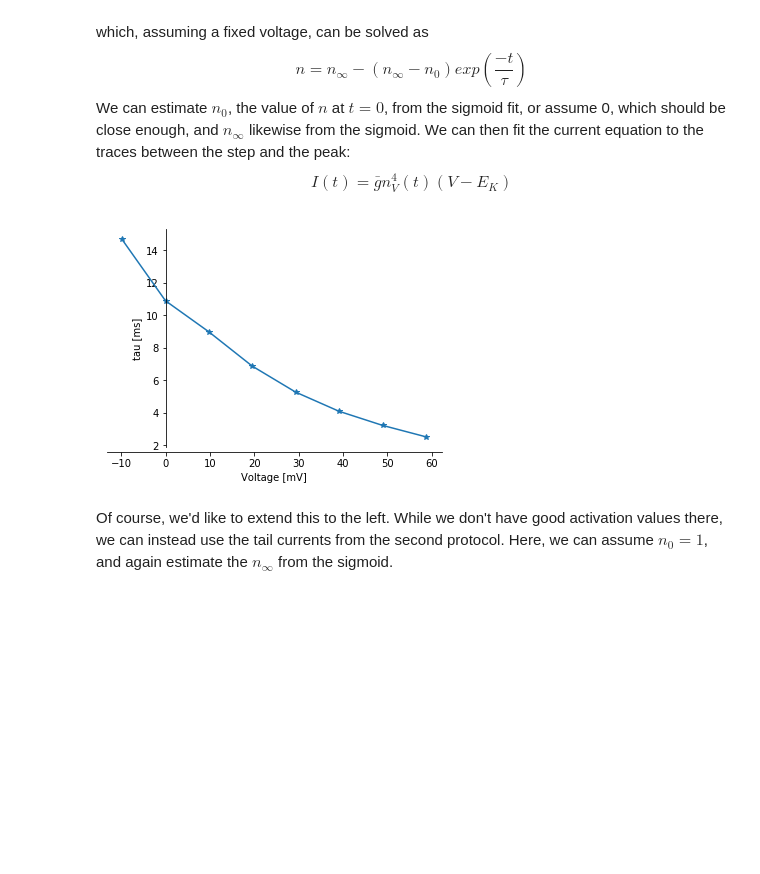
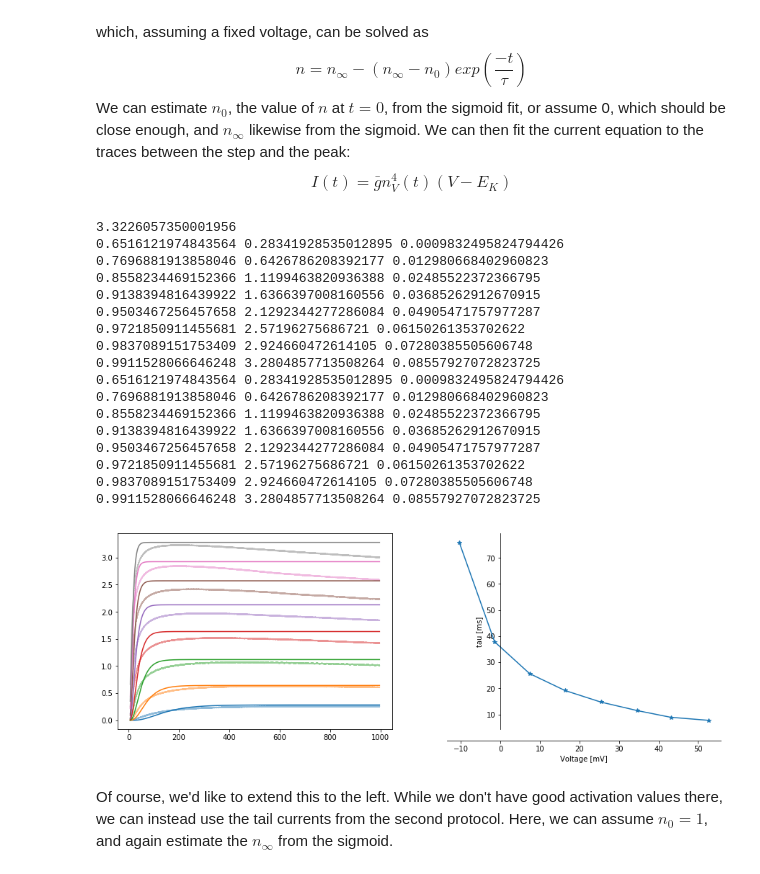
Before and after one commit to kernfel/mostips-analysis, a Jupyter notebook: Kv2.1 exploratory analysis 2.ipynb, the cells around one changed output. Cells and saved outputs as stored; diff of their text form; code cells hidden in the pictures; blank space fills up the shorter version.

```diff
--- a/Kv2.1 exploratory analysis 2.ipynb
+++ b/Kv2.1 exploratory analysis 2.ipynb
@@ -95,11 +95,12 @@ fit_tails(rec2, rec2_limits[0], rec2_limits[1], baseline = [np.median(I[40000:44
 fig = plt.figure(figsize=(15, 5))
 
 plt.subplot(1,2,1)
-plot_tail_fit(rec2, params, rec2.tail_cut, 10000, tres, range(0, len(rec2.tails), 2))
+plot_tail_fit_exp2(rec2, params, rec2.tail_cut, 10000, tres, range(0, len(rec2.tails), 2))
 
 plt.subplot(1,2,2)
-plot_tail_fit(rec2, params, 4000, 6000, tres, range(0, len(rec2.tails), 2))
+plot_tail_fit_exp2(rec2, params, 4000, 6000, tres, range(0, len(rec2.tails), 1))
+plt.ylim(-2,0.5+max(rec2.tails[-1]))
 
 fig.suptitle('Tail current fits')
-fig.savefig(savebase + '.tail_fits.png')
+#fig.savefig(savebase + '.tail_fits.png')
 # %% [output]
@@ -122,0 +132,17 @@ plt.savefig(savebase + '.tail_IV.png')
+# %%
+fig, ax = plt.subplots()
+IVplot(tail_t0, rec2.tail_voltages, ax)
+
+tail_plot_V = np.array([-90,60])
+#ax.plot(tail_plot_V, params['I_K'](tail_plot_V))
+
+median_voltages = [np.median(V[rec_limits[0]:rec_limits[1]]) for V in rec.voltage]
+peak_currents = [np.max(I[rec_limits[0]:rec_limits[1]]) - params['I_leak'](V)
+                 for I,V in zip(rec.current, median_voltages)]
+IVplot(peak_currents, median_voltages, ax)
+
+params['g_K'] = 1.05*peak_currents[-1] / (median_voltages[-1] - params['E_K'])
+ax.plot(tail_plot_V, params['I_K'](tail_plot_V))
+
+ax.set_title('Potassium max conductance')
+#plt.savefig(savebase + '.gK.png')
@@ -194,25 +240,56 @@ $$I(t) = \bar{g} n_V^4(t) (V-E_K)$$
 # %%
 def current_fn(V, n0, params):
     ninf = sigmoid(V, params['nK_mid'], params['nK_slope'])
     gbar = params['g_K']
     EK = params['E_K']
+    print ninf, gbar * ninf**4 * (V-EK), params['I_leak'](V)
     def fn(t, tau):
         n = ninf - (ninf - n0) * np.exp(-t/tau)
         n = np.clip(n, 0, 1)
         return gbar * n**4 * (V-EK)
     return fn
 
+plt.figure(figsize=(15,5))
+ax = plt.subplot(1,2,1)
+print params['g_K'] * (50-params['E_K'])
+
 tau = [0]*len(rec.voltage)
 for i in range(min_peak, len(rec.voltage)):
-    data = rec.current[i][rec_limits[0] : peak_current_idx[i]+1] # current from safe cutoff to maximum
+    data = rec.current[i][rec_limits[0] : peak_current_idx[i]+1] - params['I_leak'](median_voltages[i]) # current from safe cutoff to maximum
     time = tres * (np.arange(rec_limits[0], peak_current_idx[i]+1) - t0) # ms since step
-    p, cov = scipy.optimize.curve_fit(current_fn(median_voltages[i], 0, params), time, data)
+    fn = current_fn(median_voltages[i], 0, params)
+    p, cov = scipy.optimize.curve_fit(fn, time, data)
     tau[i] = p[0]
 
-fig, ax = plt.subplots()
+time = tres * (np.arange(rec_limits[0], rec_limits[1]) - t0)
+for i in range(min_peak, len(rec.voltage)):
+    ax.plot(time, rec.current[i][rec_limits[0]:rec_limits[1]] - params['I_leak'](median_voltages[i]), alpha=0.5)
+plt.gca().set_prop_cycle(None)
+for i in range(min_peak, len(rec.voltage)):
+    ax.plot(time, current_fn(median_voltages[i], 0, params)(time, tau[i]))
+
+ax = plt.subplot(1,2,2)
+plt.rcParams['axes.prop_cycle'] = plt.rcParamsDefault['axes.prop_cycle']
 IVplot(tau[min_peak:], median_voltages[min_peak:], ax, Ilabel='tau [ms]')
 # %% [output]
+3.3226057350001956
+0.6516121974843564 0.28341928535012895 0.0009832495824794426
+0.7696881913858046 0.6426786208392177 0.012980668402960823
+0.8558234469152366 1.1199463820936388 0.02485522372366795
+0.9138394816439922 1.6366397008160556 0.03685262912670915
+0.9503467256457658 2.1292344277286084 0.04905471757977287
+0.9721850911455681 2.57196275686721 0.06150261353702622
+0.9837089151753409 2.924660472614105 0.07280385505606748
+0.9911528066646248 3.2804857713508264 0.08557927072823725
+0.6516121974843564 0.28341928535012895 0.0009832495824794426
+0.7696881913858046 0.6426786208392177 0.012980668402960823
+0.8558234469152366 1.1199463820936388 0.02485522372366795
+0.9138394816439922 1.6366397008160556 0.03685262912670915
+0.9503467256457658 2.1292344277286084 0.04905471757977287
+0.9721850911455681 2.57196275686721 0.06150261353702622
+0.9837089151753409 2.924660472614105 0.07280385505606748
+0.9911528066646248 3.2804857713508264 0.08557927072823725
-[figure, old version]
+[figure, new version]
 # %% [markdown]
 Of course, we'd like to extend this to the left. While we don't have good activation values there, we can instead use the tail currents from the second protocol. Here, we can assume $n_0 = 1$, and again estimate the $n_\infty$ from the sigmoid.
 # %%
```
Also changed, not shown: parts of 22 cells of this notebook, 6 other files.
